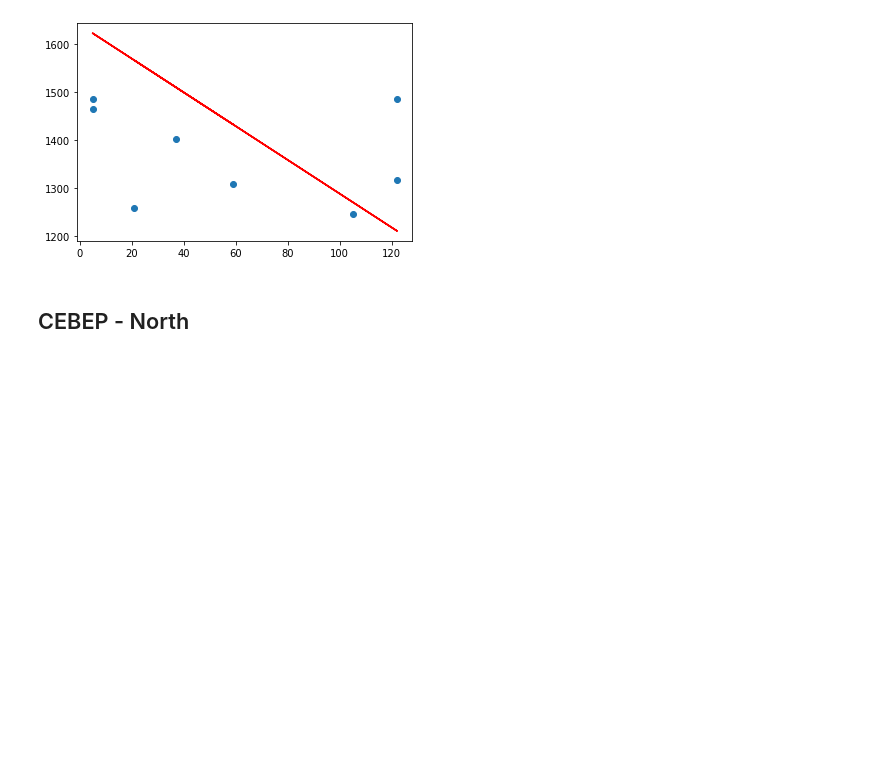
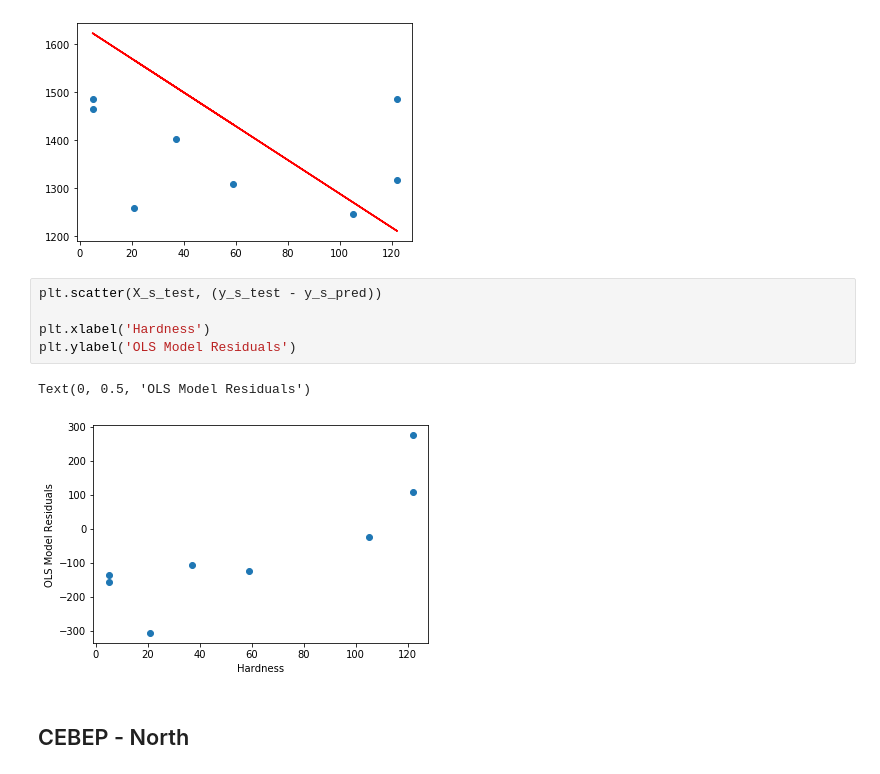
Before and after one commit to finesun16/netology_pyda_13_hw, a Jupyter notebook: hw_corr_regr.ipynb, the cells around one changed output. Cells and saved outputs as stored; diff of their text form; blank space fills up the shorter version.

```diff
--- a/hw_corr_regr.ipynb
+++ b/hw_corr_regr.ipynb
@@ -162,6 +191,14 @@ plt.plot(X_s_test, y_s_pred, c='r')
 # %% [output]
 [<matplotlib.lines.Line2D at 0x...>]
 [figure]
+# %%
+plt.scatter(X_s_test, (y_s_test - y_s_pred))
+
+plt.xlabel('Hardness')
+plt.ylabel('OLS Model Residuals')
+# %% [output]
+Text(0, 0.5, 'OLS Model Residuals')
+[figure, added]
 # %% [markdown]
 ## СЕВЕР - North
 # %% [markdown]
```
Also changed, not shown: parts of 13 cells of this notebook.
